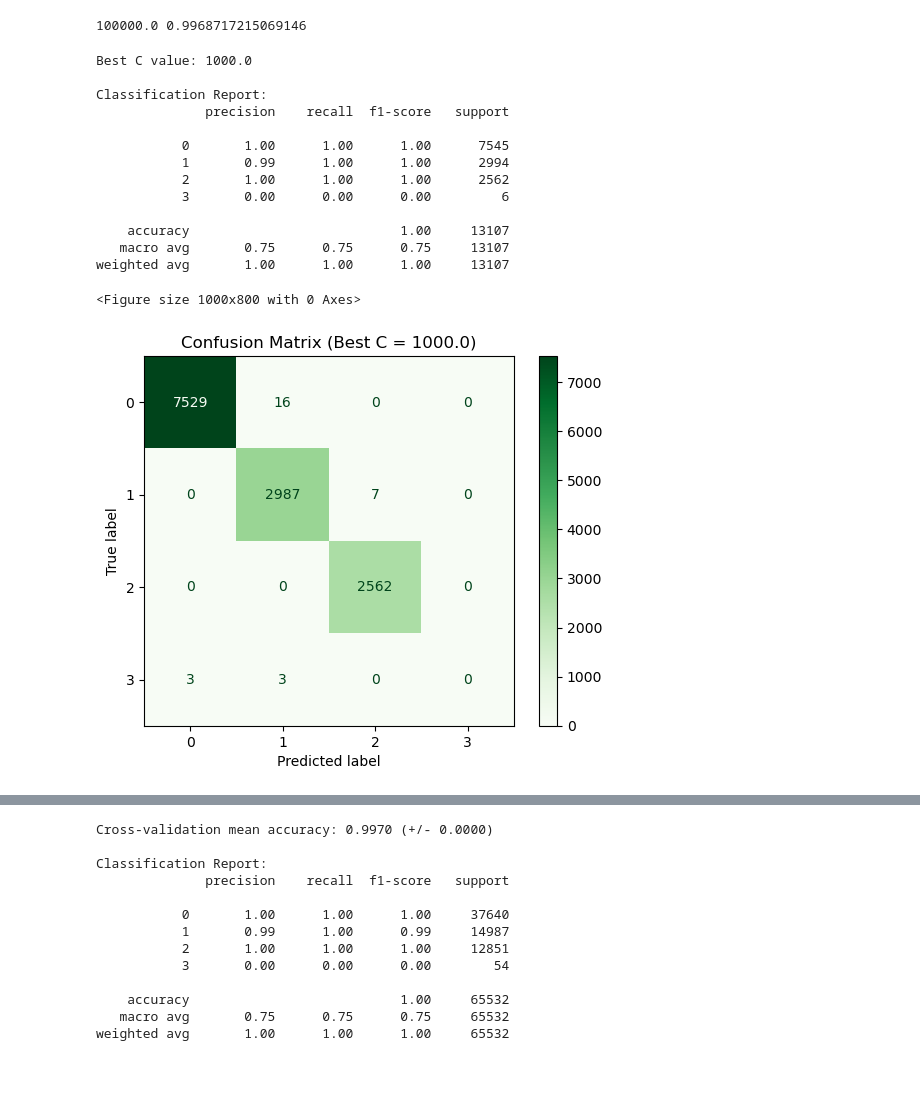
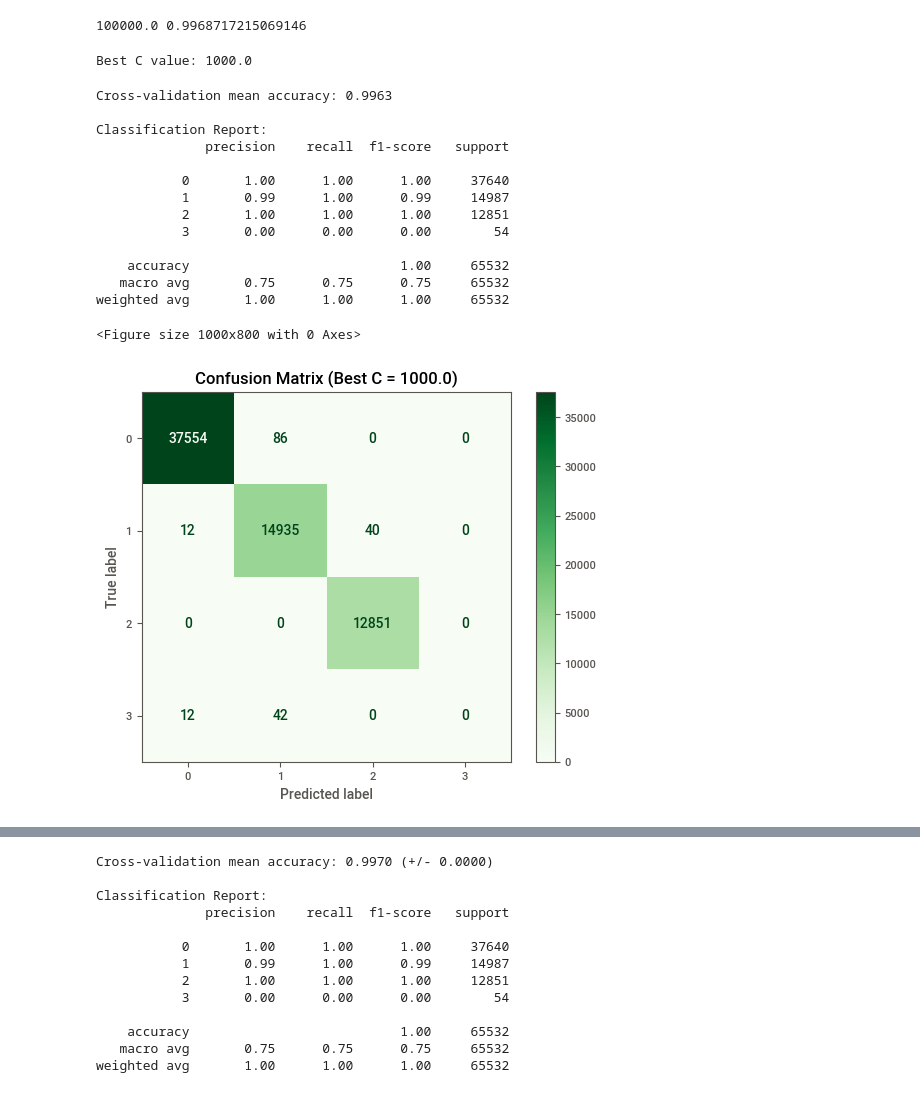
Before and after one commit to 02e2e/Data_Science, a Jupyter notebook: Case_Study5/Case_Study5_notebook.ipynb, the cells around one changed output, grey strips where cells are left out. Drawn from its saved outputs; the diff is of its cells as text; code cells hidden in the pictures.

```diff
--- a/Case_Study5/Case_Study5_notebook.ipynb
+++ b/Case_Study5/Case_Study5_notebook.ipynb
@@ -473,43 +485,51 @@ for i in [1E-1, 1E-5, 1E1, 1E3, 1E5]:
 1000.0 0.9968717215069146
 100000.0 0.9968717215069146
 # %%
+# Linear SVC best model run on full dataset
+
+
 import matplotlib.pyplot as plt
 # Find the best C value
 best_C = max(accuracies, key=accuracies.get)
 print(f"\nBest C value: {best_C}")
 
 # Train the model with the best C value
 best_model = LinearSVC(C=best_C, penalty='l2', loss='hinge', dual='auto', multi_class='ovr', random_state=42, max_iter=1000)
-best_model.fit(x_large, y_large)
+best_model.fit(encoded_features_df, y_encoded)
 
 # Make predictions on the test set
-y_pred = best_model.predict(x_small)
+# y_pred = best_model.predict(x_small)
+y_pred = best_model.predict(encoded_features_df)
+cv_scores = cross_val_score(best_model, encoded_features_df, y_encoded, cv=5, scoring='accuracy').mean()
+print(f"Cross-validation mean accuracy: {cv_scores.mean():.4f}")
 
-# Generate and print the classification report
 print("\nClassification Report:")
-print(classification_report(y_small, y_pred))
+# print(classification_report(y_small, y_pred))
+print(classification_report(y_encoded, y_pred))
 
-# Create and display the confusion matrix
+
 plt.figure(figsize=(10, 8))
-ConfusionMatrixDisplay.from_predictions(y_small, y_pred, cmap='Greens')
+ConfusionMatrixDisplay.from_predictions(y_encoded, y_pred, cmap='Greens')
+# ConfusionMatrixDisplay.from_predictions(y_small, y_pred, cmap='Greens')
 plt.title(f'Confusion Matrix (Best C = {best_C})')
 plt.show()
 # %% [output]
 Best C value: 1000.0
-
-Classification Report:
-              precision    recall  f1-score   support
-
-           0       1.00      1.00      1.00      7545
-           1       0.99      1.00      1.00      2994
-           2       1.00      1.00      1.00      2562
-           3       0.00      0.00      0.00         6
-
-    accuracy                           1.00     13107
-   macro avg       0.75      0.75      0.75     13107
-weighted avg       1.00      1.00      1.00     13107
-<Figure size 1000x800 with 0 Axes>
+Cross-validation mean accuracy: 0.9963
+
+Classification Report:
+              precision    recall  f1-score   support
+
+           0       1.00      1.00      1.00     37640
+           1       0.99      1.00      0.99     14987
+           2       1.00      1.00      1.00     12851
+           3       0.00      0.00      0.00        54
+
+    accuracy                           1.00     65532
+   macro avg       0.75      0.75      0.75     65532
+weighted avg       1.00      1.00      1.00     65532
+<Figure size 1000x800 with 0 Axes>
-[figure, old version]
+[figure, new version]
 # %%
 # So we figured out Regularlization parameter on a test train split. Now For final model we will tune for the gamma, rbf, poly, degree 2nd 3rd -- and use full dataset set with reg parameter of 1000
 # %%
```
Also changed, not shown: parts of 6 cells of this notebook, 2 other files.
